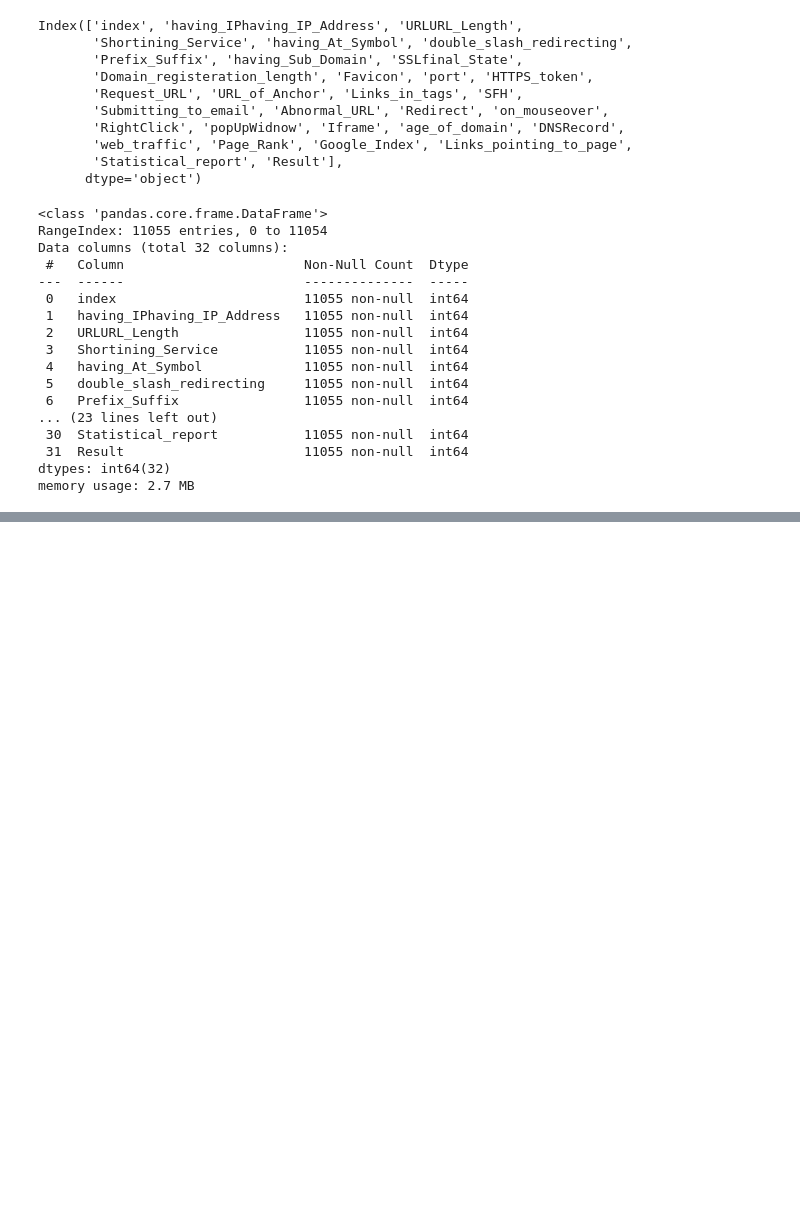
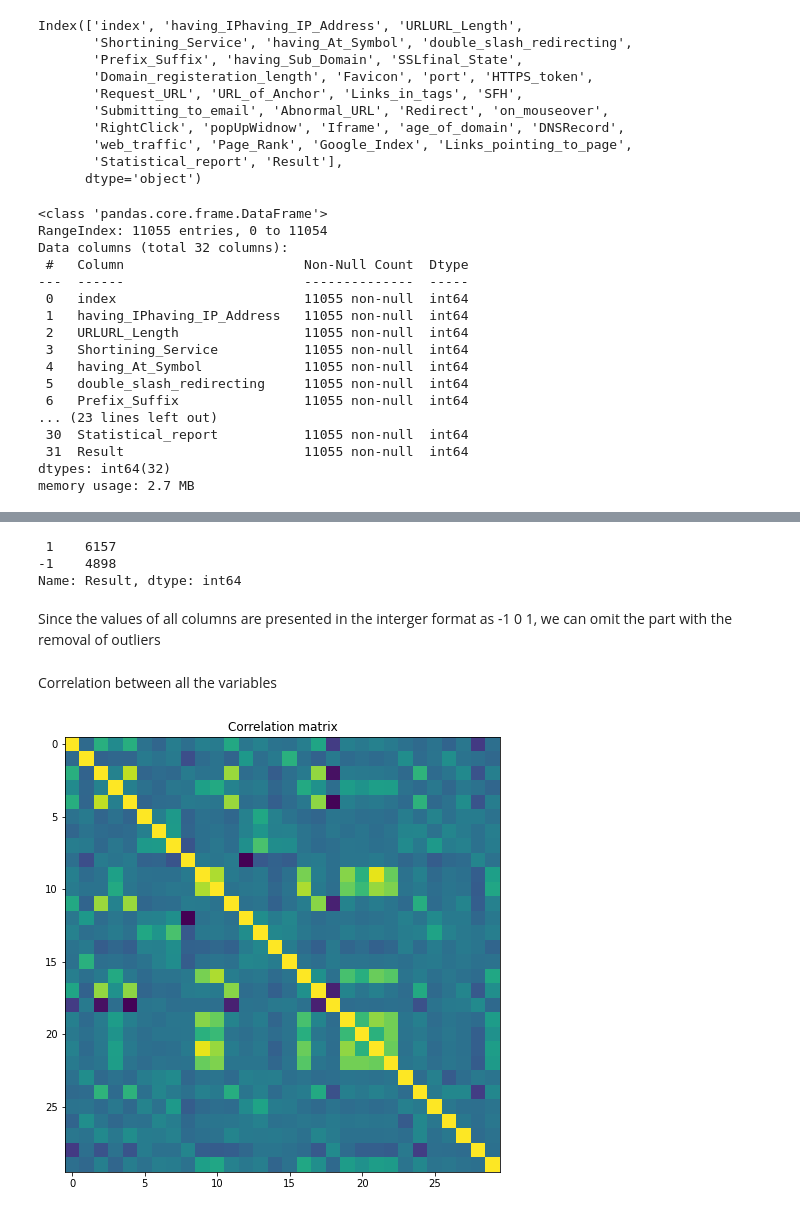
Before and after one commit to madina1211/software-packs-project-phising-website, a Jupyter notebook: Software_packs_project.ipynb, the cells around one changed output, grey strips where cells are left out. Saved outputs shown, nothing was run; the diff lists cells and outputs as text; code cells hidden in the pictures; blank space fills up the shorter version.

```diff
--- a/Software_packs_project.ipynb
+++ b/Software_packs_project.ipynb
@@ -102 +118,59 @@ plot_data_hist(df, columns)
 ... (19 outputs left out)
+# %%
+#Amount of phishing and legitimated websites
+df["Result"].value_counts()
+# %% [output]
+ 1    6157
+-1    4898
+Name: Result, dtype: int64
+# %%
+#Splitting data
+X = df.drop('Result', axis = 1)
+y = df['Result']
+# %% [markdown]
+Since the values of all columns are presented in the interger format as -1 0 1, we can omit the part with the removal of outliers
+# %% [markdown]
+Correlation between all the variables
+# %%
+#Correlation function
+def correlation(x1, x2):
+  x10 = np.mean(x1)
+  x20 = np.mean(x2)
+
+  x1_dif = x1 - x10
+  x2_dif = x2 - x20
+
+  x1_dif_sq = x1_dif ** 2
+  x2_dif_sq = x2_dif ** 2
+
+  top = np.sum(x1_dif * x2_dif)
+  bottom = np.sqrt(np.sum(x1_dif_sq) * np.sum(x2_dif_sq))
+
+  try:
+    coef = top / bottom
+    return coef
+  except Exception as e:
+    raise e
+
+#Correlation matrix
+correlation_matrix = []
+
+for column1 in X.columns:
+  correlation_row = []
+  for column2 in X.columns:
+    x1 = np.array(X[column1].values)
+    x2 = np.array(X[column2].values)
+    coeff = correlation(x1, x2)
+    correlation_row.append(coeff)
+
+  correlation_matrix.append(correlation_row)
+
+correlation_matrix = np.array(correlation_matrix)
+
+#Representing correlation matrix
+_ = plt.figure(figsize=(8, 8))
+plt.imshow(correlation_matrix)
+plt.title("Correlation matrix")
+plt.show()
+# %% [output]
+[figure, added]
```
Also changed, not shown: parts of 11 cells of this notebook.
